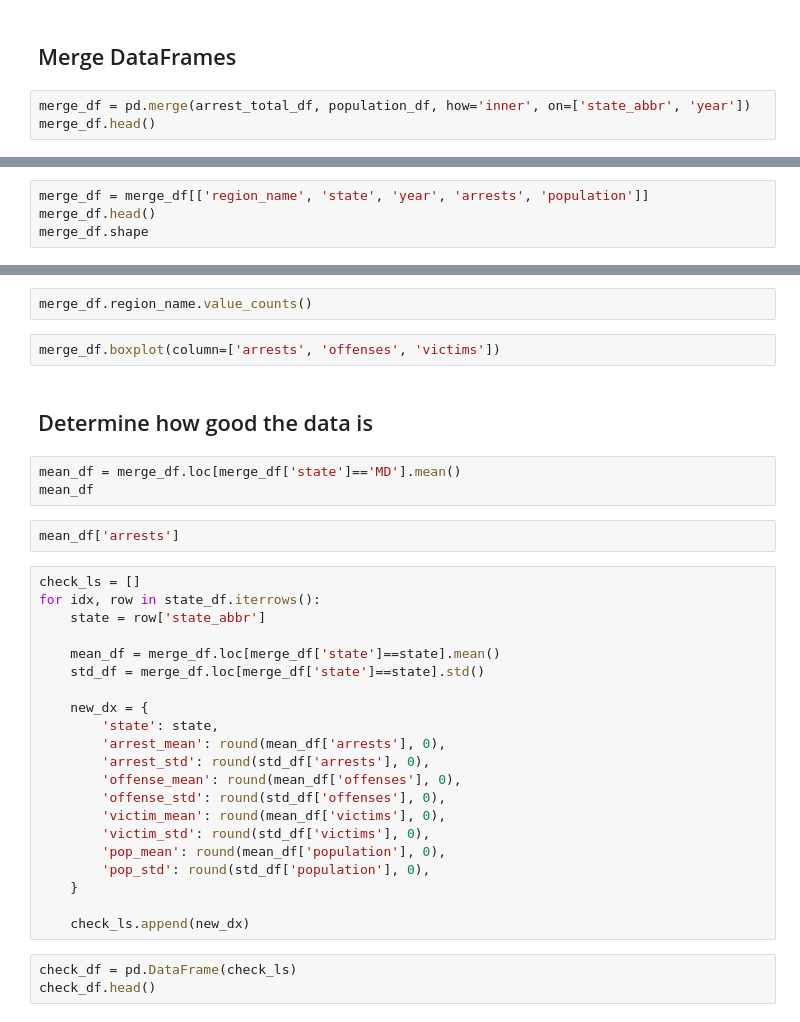
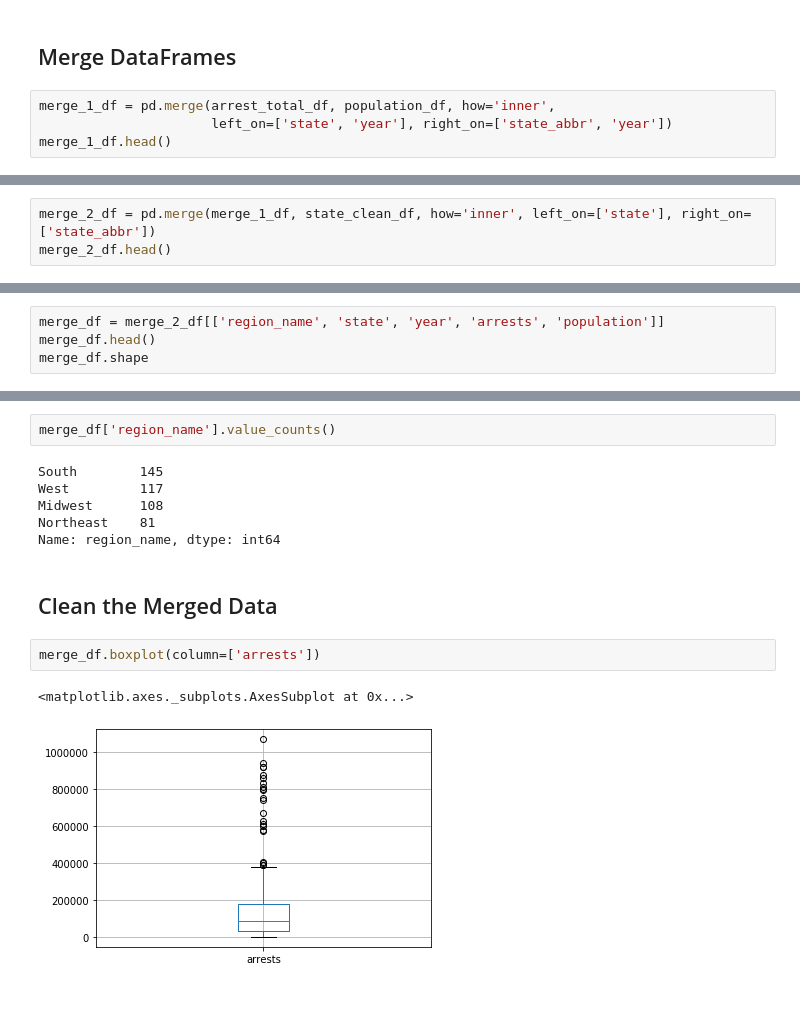
Before and after one commit to PhilBusko/StatsProject, a Jupyter notebook: analysis_arrest_anova.ipynb, the cells around one changed output, grey strips where cells are left out. Saved outputs shown, nothing was run; the diff lists cells and outputs as text.

```diff
--- a/analysis_arrest_anova.ipynb
+++ b/analysis_arrest_anova.ipynb
@@ -210,6 +210,7 @@ population_df.groupby('year').count()
 # %% [markdown]
 ## Merge DataFrames
 # %%
-merge_df = pd.merge(arrest_total_df, population_df, how='inner', on=['state_abbr', 'year'])
-merge_df.head()
+merge_1_df = pd.merge(arrest_total_df, population_df, how='inner',
+                      left_on=['state', 'year'], right_on=['state_abbr', 'year'])
+merge_1_df.head()
 # %% [output]
@@ -216,0 +223,3 @@ KeyError: 'state_abbr'
+# %%
+merge_2_df = pd.merge(merge_1_df, state_clean_df, how='inner', left_on=['state'], right_on=['state_abbr'])
+merge_2_df.head()
@@ -217,4 +233,4 @@ KeyError: 'state_abbr'
 # %%
-merge_df = merge_df[['region_name', 'state', 'year', 'arrests', 'population']]
+merge_df = merge_2_df[['region_name', 'state', 'year', 'arrests', 'population']]
 merge_df.head()
 merge_df.shape
@@ -221,35 +245,15 @@ merge_df.shape
 # %%
-merge_df.region_name.value_counts()
+merge_df['region_name'].value_counts()
+# %% [output]
+South        145
+West         117
+Midwest      108
+Northeast    81
+Name: region_name, dtype: int64
+# %% [markdown]
+## Clean the Merged Data
 # %%
-merge_df.boxplot(column=['arrests', 'offenses', 'victims'])
+merge_df.boxplot(column=['arrests'])
+# %% [output]
+<matplotlib.axes._subplots.AxesSubplot at 0x...>
+[figure, added]
-# %% [markdown]
-## Determine how good the data is
-# %%
-mean_df = merge_df.loc[merge_df['state']=='MD'].mean()
-mean_df
-# %%
-mean_df['arrests']
-# %%
-check_ls = []
-for idx, row in state_df.iterrows():
-    state = row['state_abbr']
-
-    mean_df = merge_df.loc[merge_df['state']==state].mean()
-    std_df = merge_df.loc[merge_df['state']==state].std()
-
-    new_dx = {
-        'state': state,
-        'arrest_mean': round(mean_df['arrests'], 0),
-        'arrest_std': round(std_df['arrests'], 0),
-        'offense_mean': round(mean_df['offenses'], 0),
-        'offense_std': round(std_df['offenses'], 0),
-        'victim_mean': round(mean_df['victims'], 0),
-        'victim_std': round(std_df['victims'], 0),
-        'pop_mean': round(mean_df['population'], 0),
-        'pop_std': round(std_df['population'], 0),
-    }
-
-    check_ls.append(new_dx)
-# %%
-check_df = pd.DataFrame(check_ls)
-check_df.head()
```
Also changed, not shown: parts of 17 cells of this notebook, 1 other file.
